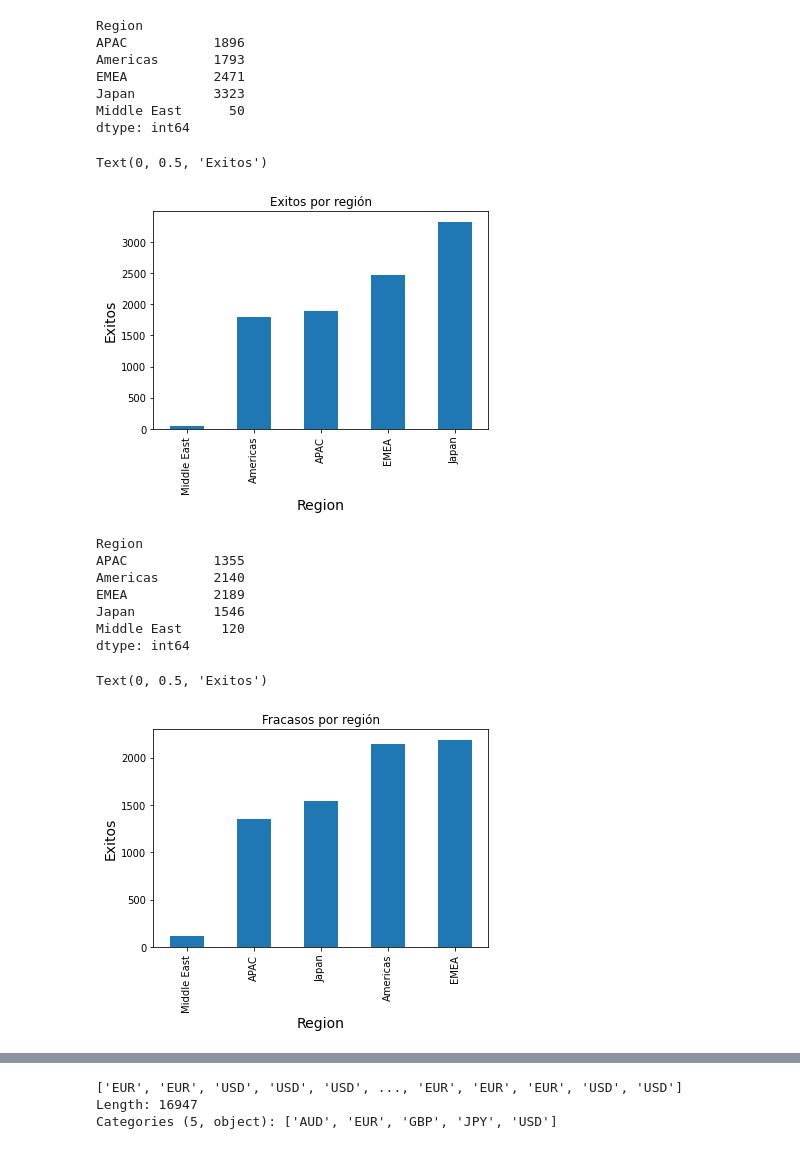
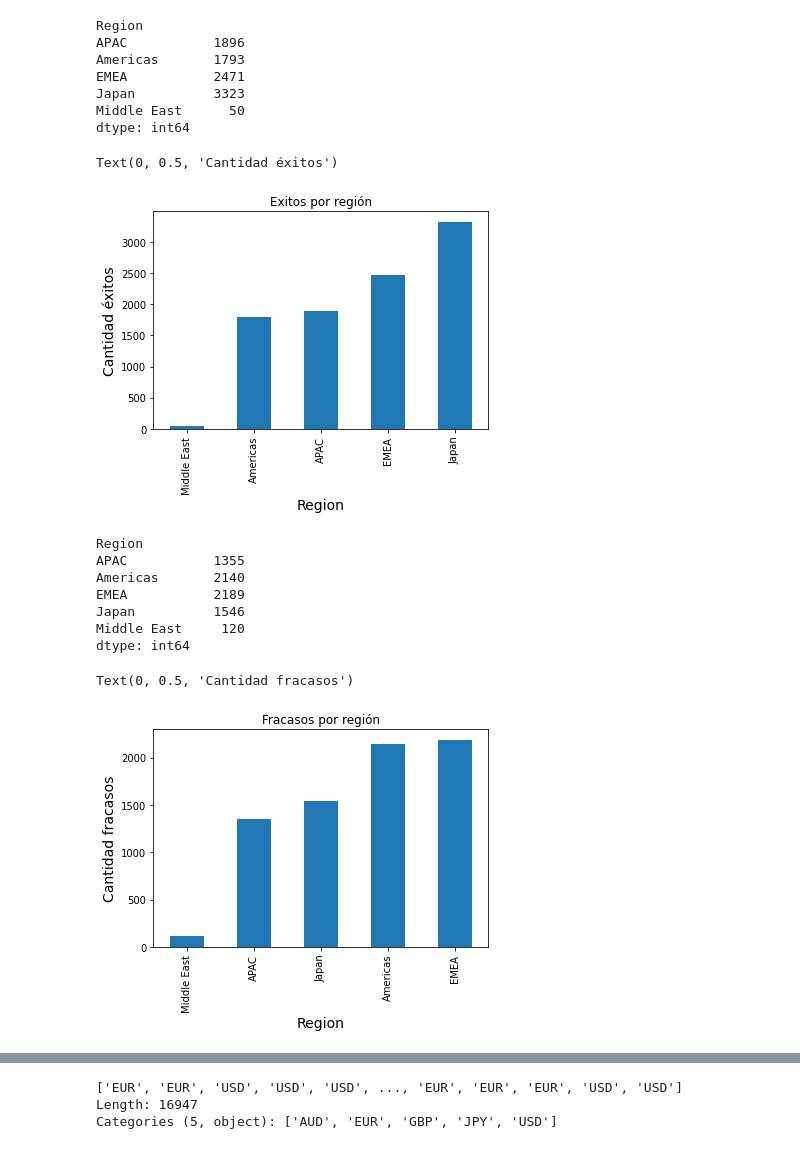
Before and after one commit to joaquinhojman/Entrenamieto_ECI_2020, a Jupyter notebook: TP1.ipynb, the cells around one changed output, grey strips where cells are left out. Cells and saved outputs as stored; diff of their text form; code cells hidden in the pictures.

```diff
--- a/TP1.ipynb
+++ b/TP1.ipynb
@@ -34,2 +83,18 @@ len(df)
+# %%
+# Poner en la columna Month sólo el mes (que no aparezca el año)
+df_frio_frio['Month'] = pd.to_datetime(df_frio_frio['Month'], format='%Y - %m').dt.month
+# %%
+# Pasar la columna 'Sales_Contract_No' a numérico (incluídos los nulos)
+df_frio_frio['Sales_Contract_No'] = df_frio_frio['Sales_Contract_No'].replace('None', np.NaN)
+df_frio_frio['Sales_Contract_No'] = df_frio_frio['Sales_Contract_No'].astype('float')
+# %%
+# Pasar las columnas de fechas a formato datetime
+formato_fecha = '%m/%d/%Y'
+df_frio_frio['Account_Created_Date'] = pd.to_datetime(df_frio_frio['Account_Created_Date'], format=formato_fecha) # ver fecha fila 0
+df_frio_frio['Opportunity_Created_Date'] = pd.to_datetime(df_frio_frio['Opportunity_Created_Date'], format=formato_fecha) # ver fecha fila 77
+df_frio_frio['Quote_Expiry_Date'] = pd.to_datetime(df_frio_frio['Quote_Expiry_Date'], format=formato_fecha) # ver fecha fila 0
+df_frio_frio['Last_Modified_Date'] = pd.to_datetime(df_frio_frio['Last_Modified_Date'], format=formato_fecha) # ver fecha fila 0
+df_frio_frio['Planned_Delivery_Start_Date'] = pd.to_datetime(df_frio_frio['Planned_Delivery_Start_Date'], format=formato_fecha) # ver fechas filas 0 y 1, comparar el mes con month
+df_frio_frio['Planned_Delivery_End_Date'] = pd.to_datetime(df_frio_frio['Planned_Delivery_End_Date'], format=formato_fecha) # ver fecha fila 0
 # %%
 #Estadisticas de la base
@@ -129,7 +192,7 @@ Text(0, 0.5, 'Densidad')
 # %%
 #Tambien quiero explorar como se distribuyen los exitos por cada Region.
 
-df_region = df[['Stage','Region']] #dejo solo las columas que me interesan
+df_region = df_frio_frio[['Stage','Region']] #dejo solo las columas que me interesan
 
 exitos_region = df_region[df_region['Stage'] == 'Closed Won']  #dejo solo los closed won
 exitos_region = exitos_region.groupby('Region').size()
@@ -145,11 +208,11 @@ dtype: int64
 # %%
 g = exitos_region.nsmallest().plot.bar()
 g.set_title("Exitos por región")
-g.set_xlabel("Region",fontsize=14)
-g.set_ylabel("Exitos",fontsize=14)
+g.set_xlabel("Region", fontsize=14)
+g.set_ylabel("Cantidad éxitos", fontsize=14)
 # %% [output]
-Text(0, 0.5, 'Exitos')
+Text(0, 0.5, 'Cantidad éxitos')
-[figure, old version]
+[figure, new version]
 # %%
 #Ahora hago lo mismo pero con los fracasos por cada Region.
 
@@ -167,10 +230,10 @@ dtype: int64
 # %%
 g = fracasos_region.nsmallest().plot.bar()
 g.set_title("Fracasos por región")
-g.set_xlabel("Region",fontsize=14)
-g.set_ylabel("Exitos",fontsize=14)
+g.set_xlabel("Region", fontsize=14)
+g.set_ylabel("Cantidad fracasos", fontsize=14)
 # %% [output]
-Text(0, 0.5, 'Exitos')
+Text(0, 0.5, 'Cantidad fracasos')
-[figure, old version]
+[figure, new version]
 # %%
 #Nos interesa saber si el precio es un factor determinante a la hora de cerrar una venta.
```
Also changed, not shown: parts of 49 cells of this notebook.
